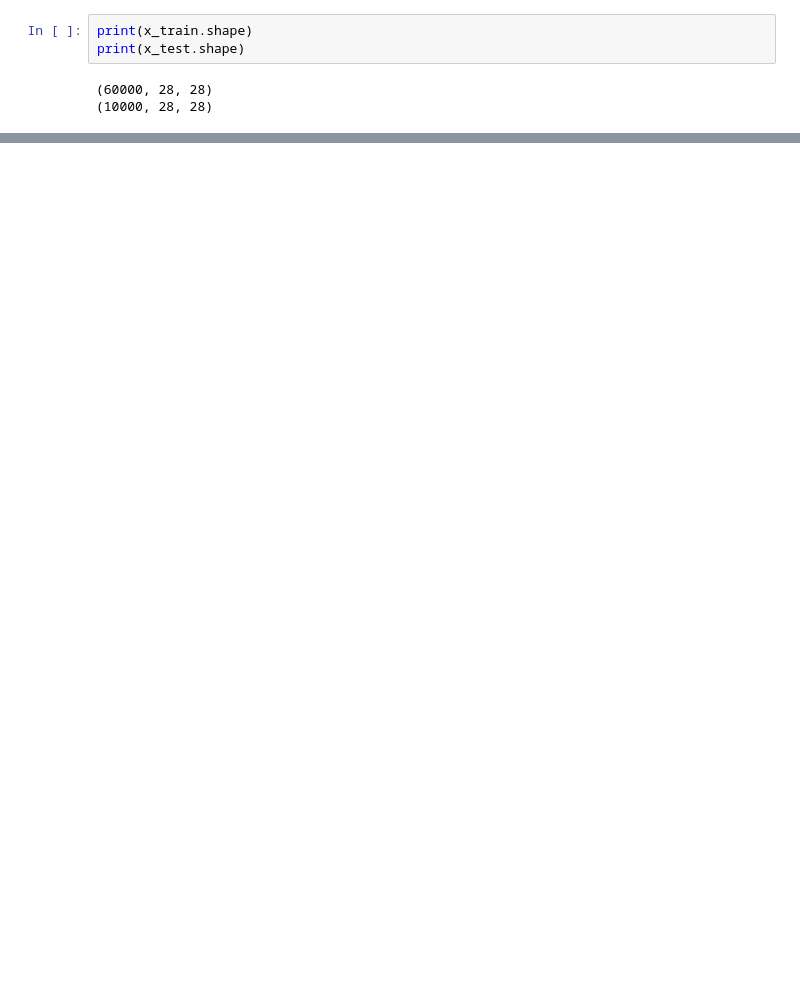
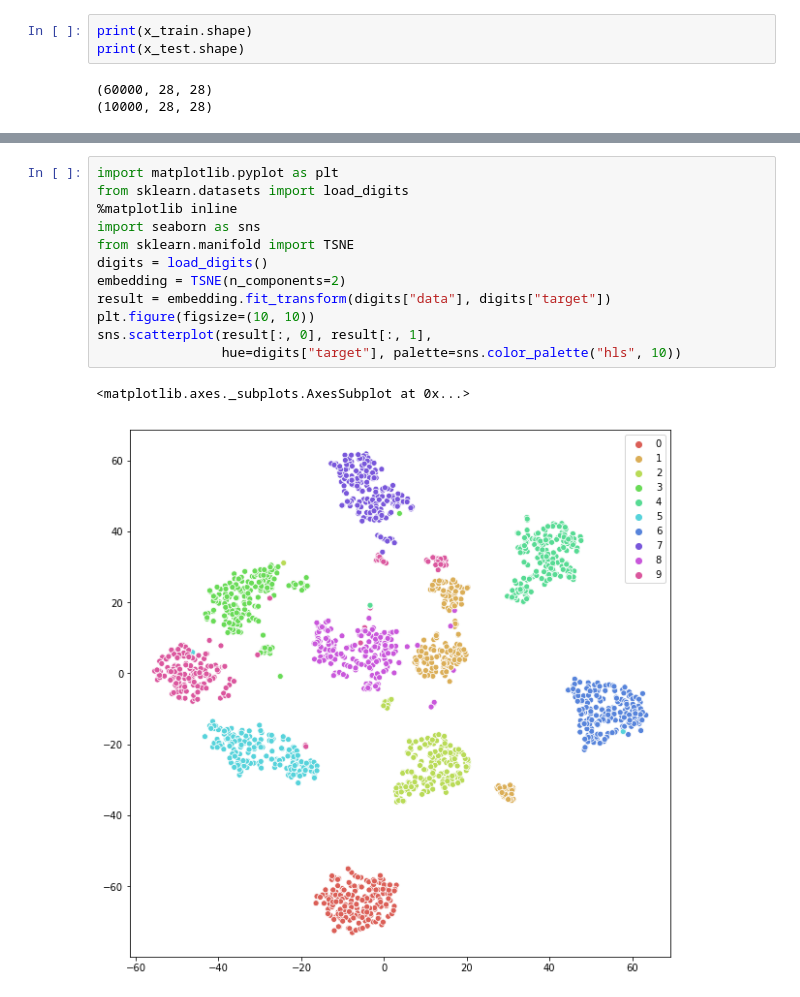
Before and after one commit to Elwing-Chou/MLFTC, a Jupyter notebook: Embedding.ipynb, the cells around one changed output, grey strips where cells are left out. Cells and saved outputs as stored; diff of their text form; blank space fills up the shorter version.

```diff
--- a/Embedding.ipynb
+++ b/Embedding.ipynb
@@ -24,0 +126,15 @@ plt.imshow(x_train[c], cmap="gray")
+# %%
+import matplotlib.pyplot as plt
+from sklearn.datasets import load_digits
+%matplotlib inline
+import seaborn as sns
+from sklearn.manifold import TSNE
+digits = load_digits()
+embedding = TSNE(n_components=2)
+result = embedding.fit_transform(digits["data"], digits["target"])
+plt.figure(figsize=(10, 10))
+sns.scatterplot(result[:, 0], result[:, 1],
+                hue=digits["target"], palette=sns.color_palette("hls", 10))
+# %% [output]
+<matplotlib.axes._subplots.AxesSubplot at 0x...>
+[figure, added]
```
Also changed, not shown: parts of 8 cells of this notebook.
